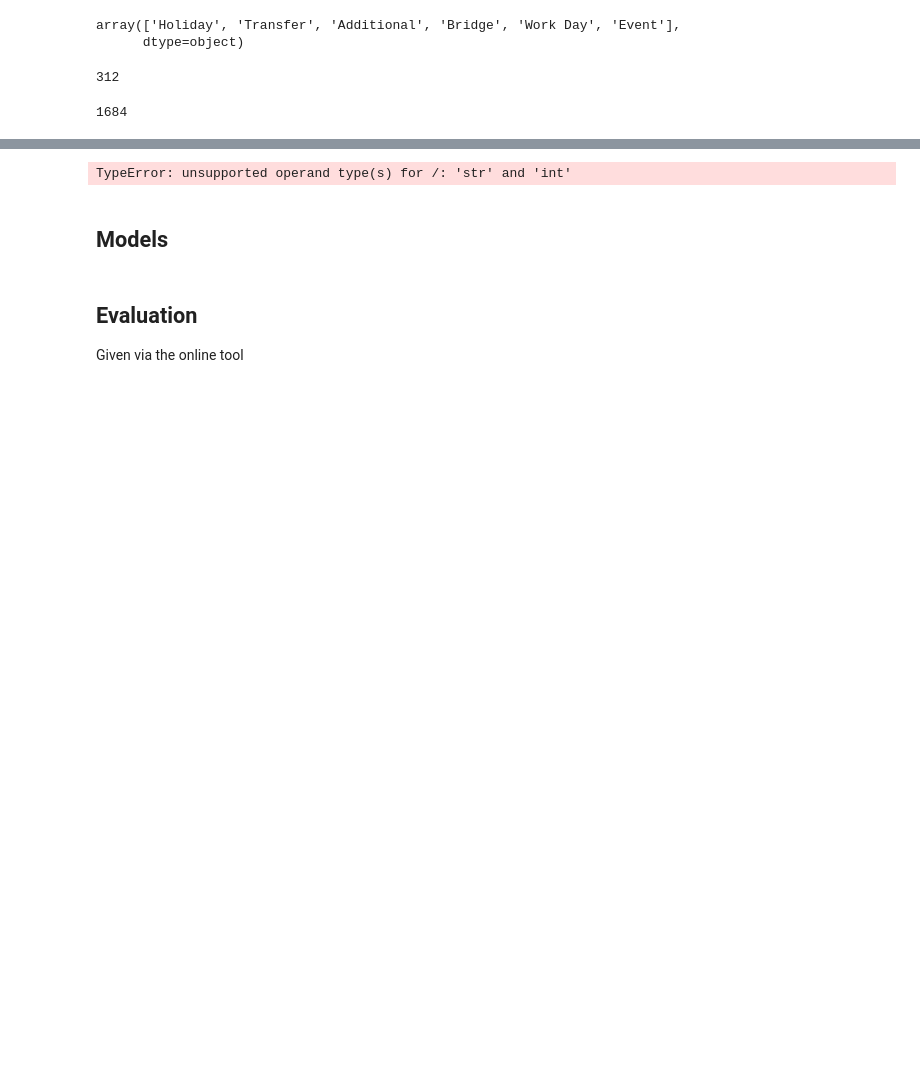
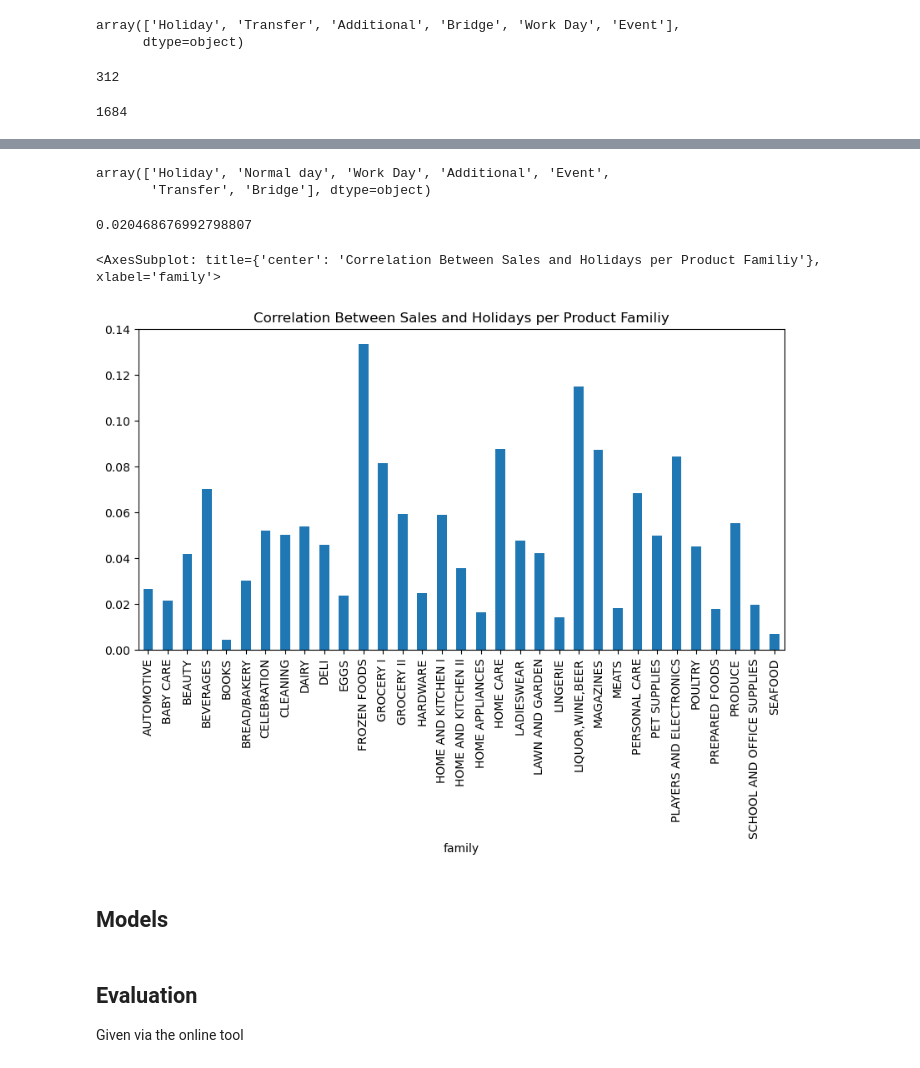
Before and after one commit to lkno0705/IndustrialApplicationsofAI, a Jupyter notebook: secondary-sector/practical-supply-chain-management/Sales-Forecasting.ipynb, the cells around one changed output, grey strips where cells are left out. Saved outputs shown, nothing was run; the diff lists cells and outputs as text; code cells hidden in the pictures; blank space fills up the shorter version.

```diff
--- a/secondary-sector/practical-supply-chain-management/Sales-Forecasting.ipynb
+++ b/secondary-sector/practical-supply-chain-management/Sales-Forecasting.ipynb
@@ -252,5 +246,11 @@ def merge_national_holidays(row):
 stores_df = pd.read_csv('data/store-sales-time-series-forecasting/stores.csv')
 train_with_locale = pd.merge(left=train, right=stores_df[['store_nbr','city', 'state']], on='store_nbr')
 train_with_holidays_and_local = pd.merge(train_with_locale, holidays, left_on=['date', 'city'], right_on=['date', 'locale_name'], how='left')
-train_with_holidays_and_local.swifter.apply(merge_national_holidays, axis=1)
+train_with_holidays_and_local = pd.merge(train_with_holidays_and_local, holidays.loc[holidays.locale == 'National'], left_on='date', right_on='date', how='left')
+train_with_holidays_and_local['holiday_type'] = train_with_holidays_and_local.type_x.fillna(train_with_holidays_and_local.type_y)
+train_with_holidays_and_local['holiday_locale'] = train_with_holidays_and_local.locale_x.fillna(train_with_holidays_and_local.locale_y)
+train_with_holidays_and_local['holiday_description'] = train_with_holidays_and_local.description_x.fillna(train_with_holidays_and_local.description_y)
+train_with_holidays_and_local.holiday_type = train_with_holidays_and_local.holiday_type.fillna('Normal day')
+train_with_holidays_and_local['holiday_id'] = pd.factorize(train_with_holidays_and_local.holiday_type)[0]
+train_with_holidays_and_local.drop(columns=['type_x', 'locale_x', 'locale_name_x', 'description_x', 'transferred_x', 'type_y', 'locale_y', 'locale_name_y', 'description_y', 'transferred_y'], inplace=True)
 train_with_holidays_and_local
@@ -257,7 +271,17 @@ train_with_holidays_and_local
+# %%
+train_with_holidays_and_local.holiday_type.unique()
+# %% [output]
+array(['Holiday', 'Normal day', 'Work Day', 'Additional', 'Event',
+       'Transfer', 'Bridge'], dtype=object)
 # %%
-train_with_holidays_and_local.sales.corr(train_with_holidays_and_local.type)
+train_with_holidays_and_local.sales.corr(train_with_holidays_and_local.holiday_id)
 # %% [output]
-TypeError: unsupported operand type(s) for /: 'str' and 'int'
+0.020468676992798807
+# %%
+train_with_holidays_and_local.groupby('family').apply(lambda group: group['sales'].corr(group['holiday_id'])).plot(kind='bar', figsize=(10,5), title='Correlation Between Sales and Holidays per Product Familiy')
+# %% [output]
+<AxesSubplot: title={'center': 'Correlation Between Sales and Holidays per Product Familiy'}, xlabel='family'>
+[figure, added]
 # %% [markdown]
 ## Models
 # %%
```
Also changed, not shown: parts of 2 cells of this notebook.
